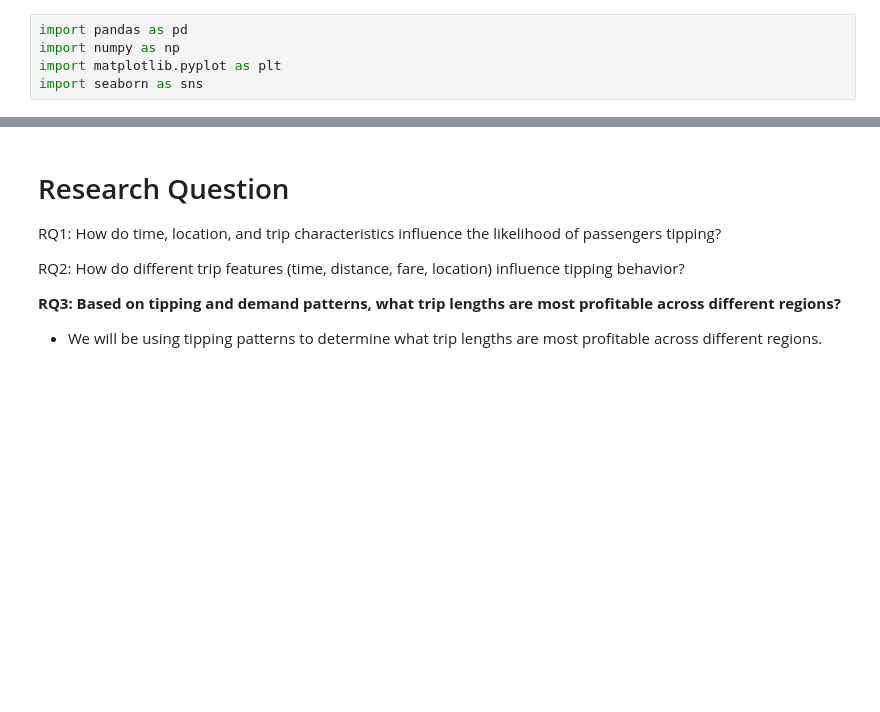
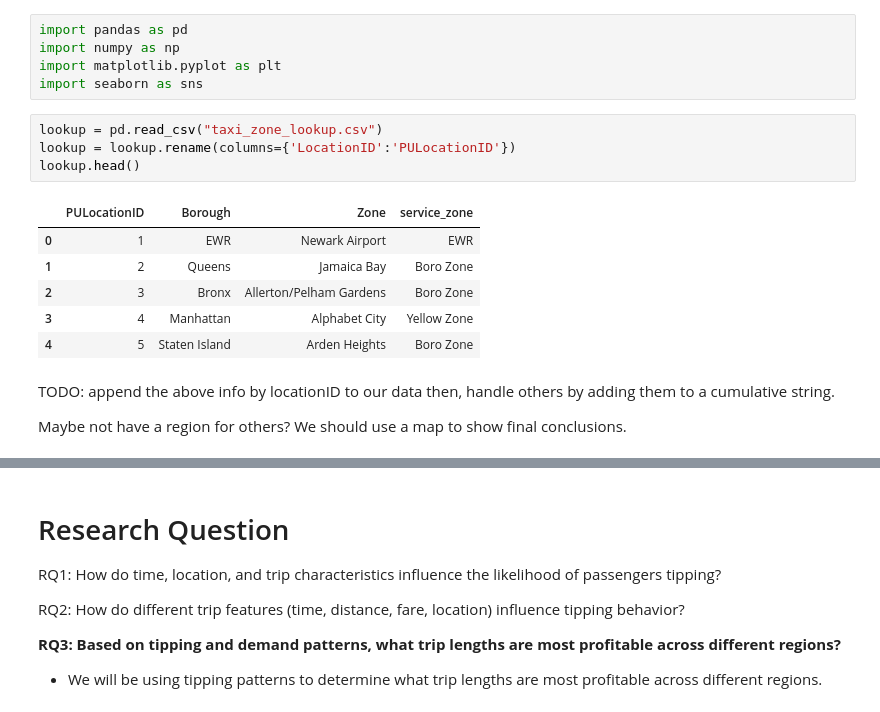
Before and after one commit to Aleyssu/CabBoost, a Jupyter notebook: kevin_rq3.ipynb, the cells around one changed output, grey strips where cells are left out. Drawn from its saved outputs; the diff is of its cells as text; blank space fills up the shorter version.

```diff
--- a/kevin_rq3.ipynb
+++ b/kevin_rq3.ipynb
@@ -3,5 +3,21 @@ import pandas as pd
 import numpy as np
 import matplotlib.pyplot as plt
 import seaborn as sns
+# %%
+lookup = pd.read_csv("taxi_zone_lookup.csv")
+lookup = lookup.rename(columns={'LocationID':'PULocationID'})
+lookup.head()
+# %% [output]
+|  | PULocationID | Borough | Zone | service_zone |
+| 0 | 1 | EWR | Newark Airport | EWR |
+| 1 | 2 | Queens | Jamaica Bay | Boro Zone |
+| 2 | 3 | Bronx | Allerton/Pelham Gardens | Boro Zone |
+| 3 | 4 | Manhattan | Alphabet City | Yellow Zone |
+| 4 | 5 | Staten Island | Arden Heights | Boro Zone |
+# %% [markdown]
+TODO: append the above info by locationID to our data
+then, handle others by adding them to a cumulative string.
+
+Maybe not have a region for others? We should use a map to show final conclusions.
 # %%
 df = pd.read_parquet("tripdata_combined.parquet")
```
Also changed, not shown: parts of 16 cells of this notebook, 2 other files.
